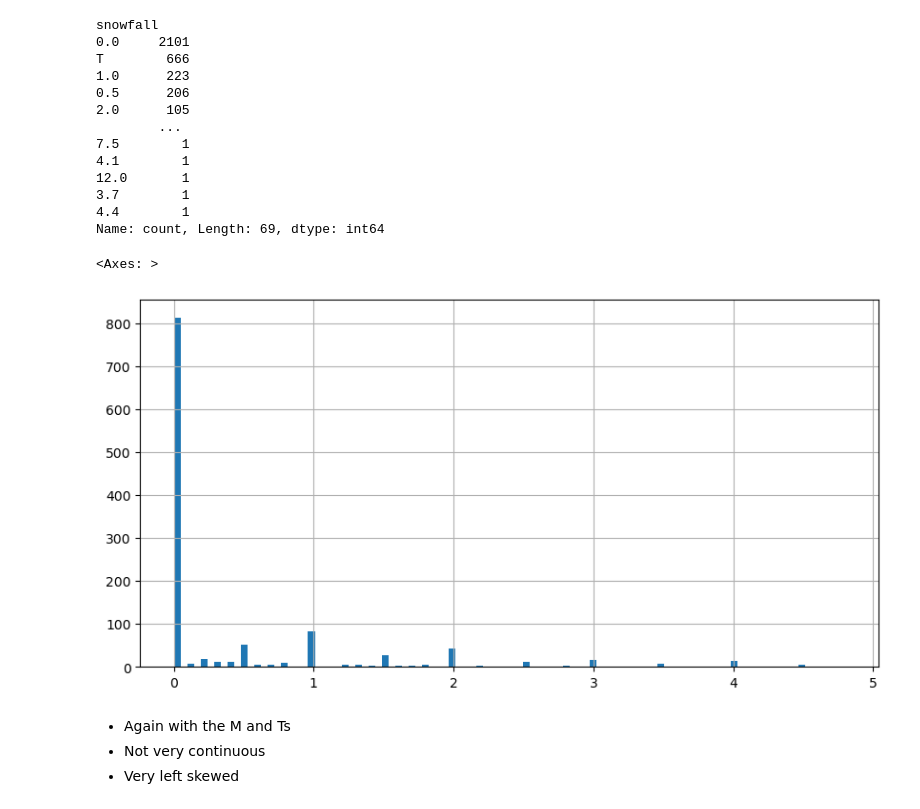
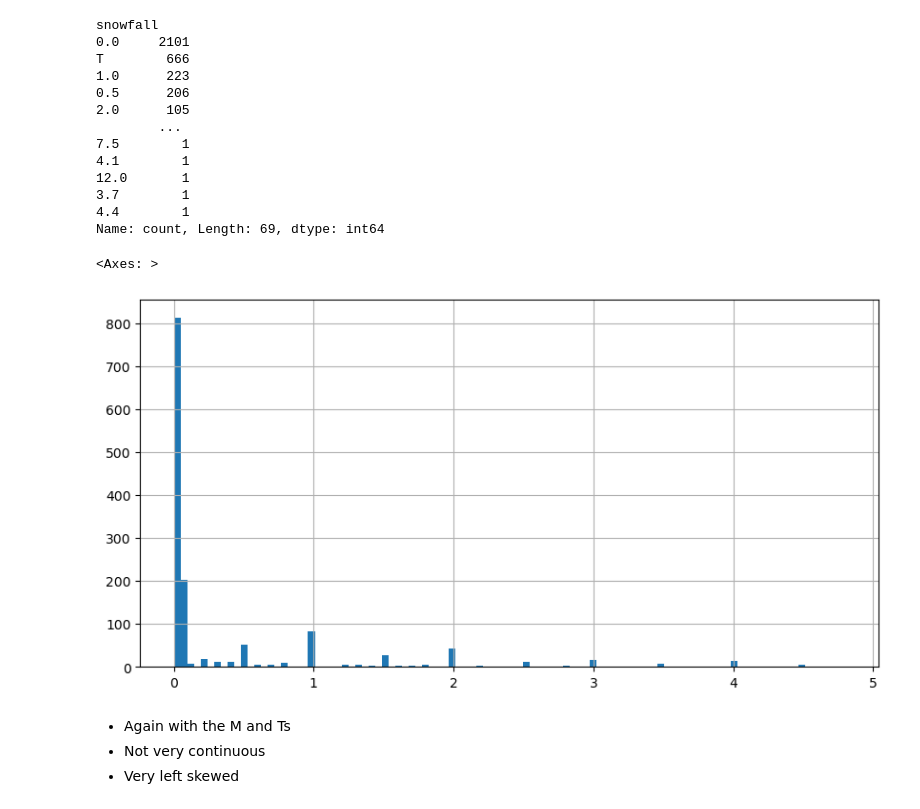
Before and after one commit to bradenkirkpatrick/Machine-Learning-Project-1, a Jupyter notebook: GroundHogProblem.ipynb, the cells around one changed output. Drawn from its saved outputs; the diff is of its cells as text; code cells hidden in the pictures.

```diff
--- a/GroundHogProblem.ipynb
+++ b/GroundHogProblem.ipynb
@@ -223,16 +223,16 @@ T        666
 Name: count, Length: 69, dtype: int64
 # %%
 
-# remove T and M values
-filtered_X = filtered_X[filtered_X["snowfall"] != "T"]
-filtered_X = filtered_X[filtered_X["snowfall"] != "M"]
+filtered_X["snowfall"] = filtered_X["snowfall"].replace("T", 0.05)
+filtered_X["snowfall"] = filtered_X["snowfall"].replace("M", numpy.nan) # not sure what to do with M values
+#filtered_X["snowfall"] = filtered_X["snowfall"].replace("M", ) # not sure what to do with M values
 filtered_X["snowfall"] = filtered_X["snowfall"].astype(float)
 
 filtered_X = filtered_X[filtered_X["snowfall"] < 5]
 filtered_X["snowfall"].hist(bins=100, figsize=(10,5))
 # %% [output]
 <Axes: >
-[figure, old version]
+[figure, new version]
 # %% [markdown]
 - Again with the M and Ts
 - Not very continuous
```
Also changed, not shown: parts of 9 cells of this notebook.
